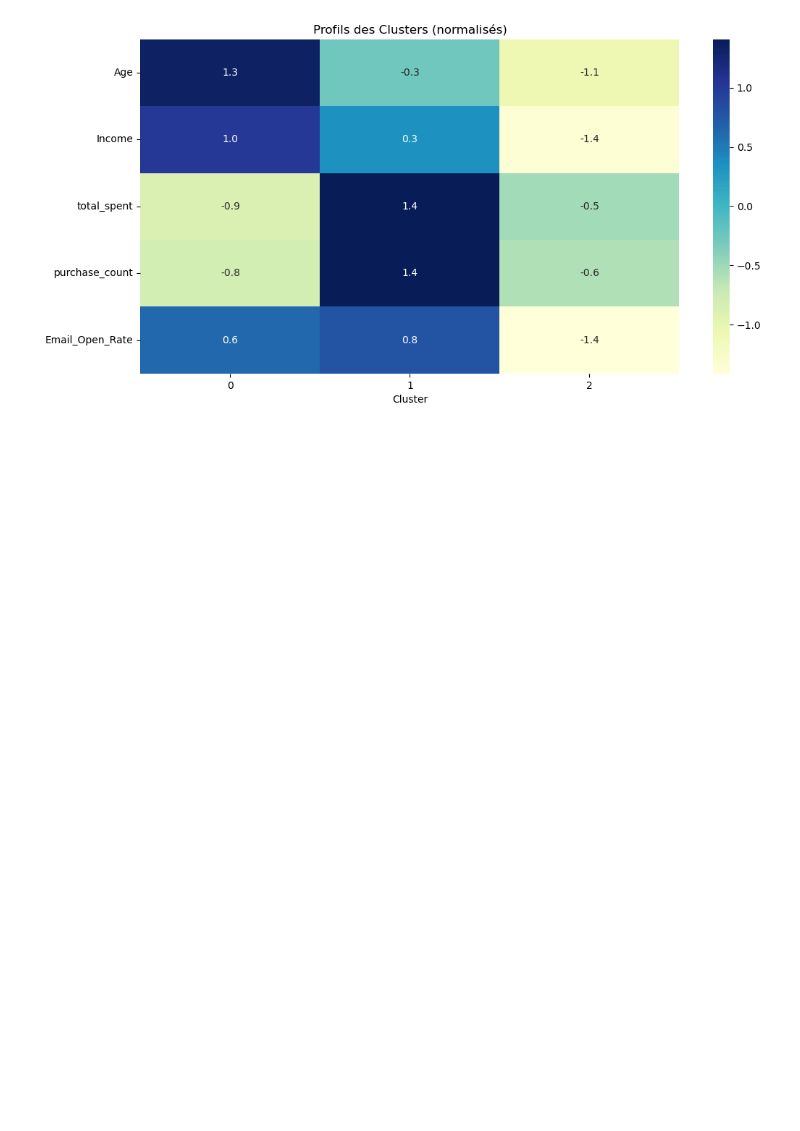
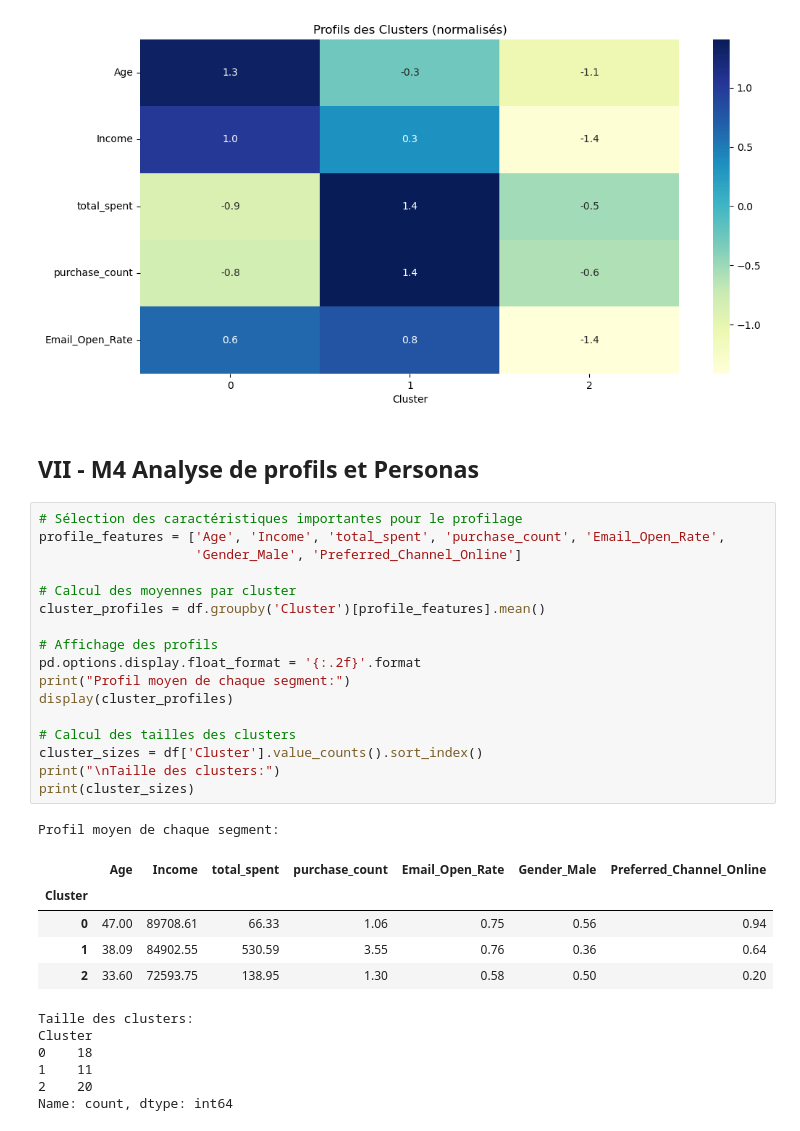
Before and after one commit to disikoX/IA, a Jupyter notebook: IA/extended data/script/jupyter_notebook/segmentation_client_complete.ipynb, the cells around one changed output. Drawn from its saved outputs; the diff is of its cells as text; blank space fills up the shorter version.

```diff
--- a/IA/extended data/script/jupyter_notebook/segmentation_client_complete.ipynb
+++ b/IA/extended data/script/jupyter_notebook/segmentation_client_complete.ipynb
@@ -248,3 +244,35 @@ plt.savefig("clusters_profils.png")
 plt.show()
 # %% [output]
 [figure]
+# %% [markdown]
+## VII - M4 Analyse de profils et Personas
+# %%
+# Sélection des caractéristiques importantes pour le profilage
+profile_features = ['Age', 'Income', 'total_spent', 'purchase_count', 'Email_Open_Rate',
+                    'Gender_Male', 'Preferred_Channel_Online']
+
+# Calcul des moyennes par cluster
+cluster_profiles = df.groupby('Cluster')[profile_features].mean()
+
+# Affichage des profils
+pd.options.display.float_format = '{:.2f}'.format
+print("Profil moyen de chaque segment:")
+display(cluster_profiles)
+
+# Calcul des tailles des clusters
+cluster_sizes = df['Cluster'].value_counts().sort_index()
+print("\nTaille des clusters:")
+print(cluster_sizes)
+# %% [output]
+Profil moyen de chaque segment:
+|  | Age | Income | total_spent | purchase_count | Email_Open_Rate | Gender_Male | Preferred_Channel_Online |
+| Cluster |  |  |  |  |  |  |  |
+| 0 | 47.00 | 89708.61 | 66.33 | 1.06 | 0.75 | 0.56 | 0.94 |
+| 1 | 38.09 | 84902.55 | 530.59 | 3.55 | 0.76 | 0.36 | 0.64 |
+| 2 | 33.60 | 72593.75 | 138.95 | 1.30 | 0.58 | 0.50 | 0.20 |
+Taille des clusters:
+Cluster
+0    18
+1    11
+2    20
+Name: count, dtype: int64
```
Also changed, not shown: parts of 15 cells of this notebook, 2 other files.
